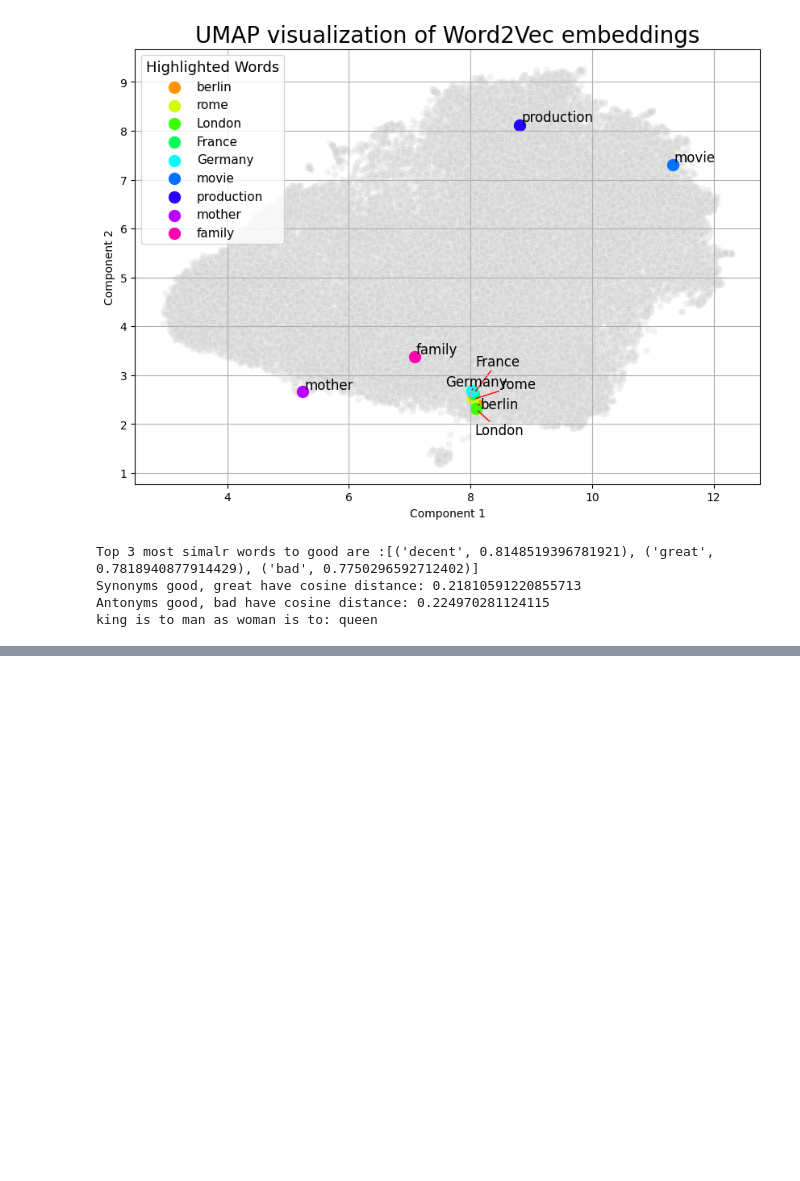
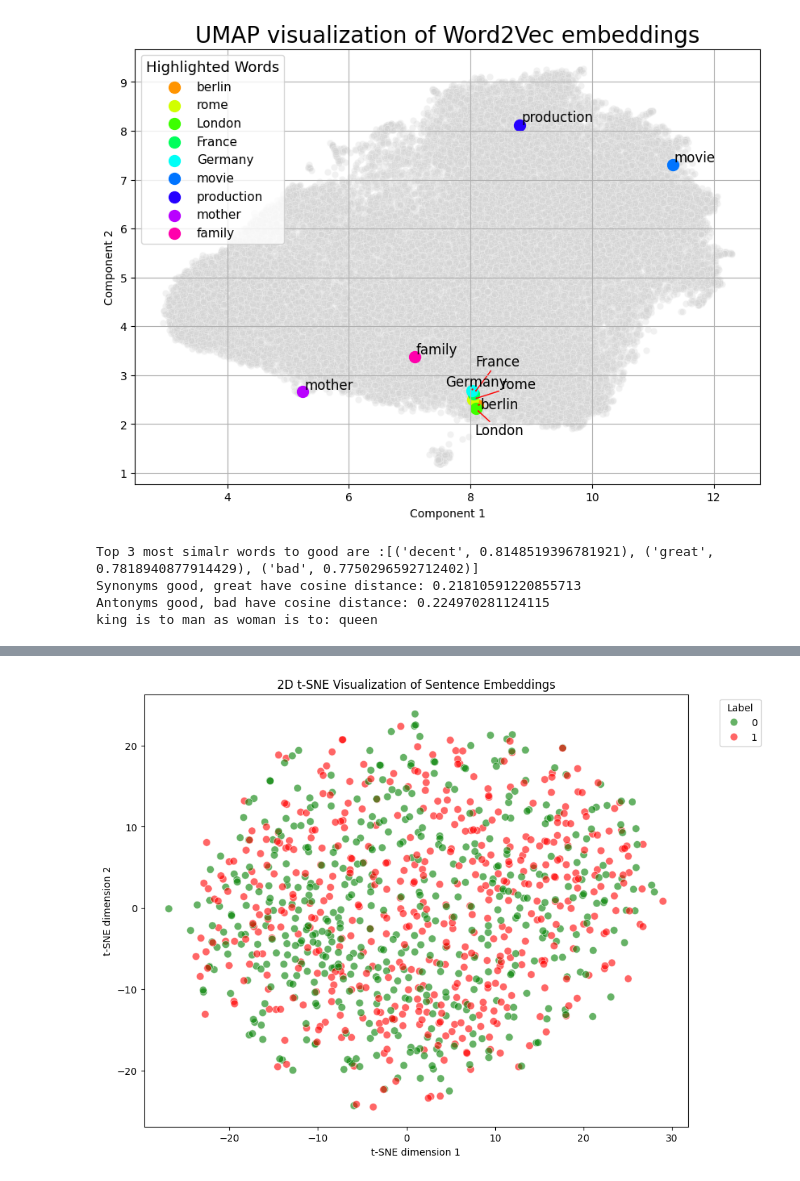
Before and after one commit to matt-pc-yang/Modern-AI-Agents, a Jupyter notebook: chr1/practice.ipynb, the cells around one changed output, grey strips where cells are left out. Cells and saved outputs as stored; diff of their text form; code cells hidden in the pictures; blank space fills up the shorter version.

```diff
--- a/chr1/practice.ipynb
+++ b/chr1/practice.ipynb
@@ -227,0 +396,17 @@ king is to man as woman is to: queen
+# %%
+from torch.utils.data import TensorDataset, DataLoader
+
+def padding_(reviews, max_seq):
+    features = np.zeros((len(reviews), max_seq),dtype=int)
+    for ii, review in enumerate(reviews):
+        if len(review) != 0:
+            features[ii, -len(review):] = np.array(review)[:max_seq]
+    return np.array(features)
+
+train_data = TensorDataset(torch.from_numpy(padding_(x_train,500)), torch.from_numpy(y_train))
+valid_data = TensorDataset(torch.from_numpy(padding_(x_val,500)), torch.from_numpy(y_val))
+test_data = TensorDataset(torch.from_numpy(padding_(x_test,500)), torch.from_numpy(y_test))
+
+train_loader = DataLoader(train_data, shuffle=True, batch_size=50)
+valid_loader = DataLoader(valid_data, shuffle=True, batch_size=50)
+test_loader = DataLoader(test_data, shuffle=True, batch_size=50)
@@ -227,0 +471,60 @@ king is to man as woman is to: queen
+# %%
+from sklearn.manifold import TSNE
+import seaborn as sns
+
+x_train_tsne = padding_(x_train,500)
+x_train_tsne = x_train_tsne[:1000,:]
+y_train_tsne= y_train[:1000]
+
+def plot_embeddings(x_train, y_train, model, device, batch_size=50):
+    model.eval()
+    embeddings_list = []
+
+    # Create a DataLoader to handle the x_train data in batches
+    train_dataset = torch.utils.data.TensorDataset(torch.from_numpy(x_train),
+                               torch.from_numpy(y_train))
+    train_loader = torch.utils.data.DataLoader(train_dataset, batch_size=batch_size, shuffle=False)
+
+    with torch.no_grad():  # No need to track gradients
+        for x_batch, _ in train_loader:
+            x_batch = x_batch.to(device)
+            hidden = model.init_hidden(x_batch.size(0))
+
+            # Feed forward through the model to get to the embeddings layer
+            embeds = model.embedding(x_batch)
+            rnn_out, hidden = model.rnn(embeds, hidden)
+            rnn_out = rnn_out.contiguous().view(-1, model.hidden_dim)  # Flatten the output
+            out = model.dropout(rnn_out)
+            linear_output = model.fc(out)
+
+            embeddings_list.append(linear_output.cpu())  # Store CPU data
+
+    #print("Shape of linear_output:", linear_output.shape)
+
+    # Concatenate all batch embeddings into a single matrix
+    all_embeddings = torch.cat(embeddings_list, dim=0)
+    #print("Shape of all_embeddings:", all_embeddings.shape)
+
+    all_embeddings = all_embeddings.view(-1, 500)
+
+    # Reduce dimensions to 2D using t-SNE for visualization
+    tsne = TSNE(n_components=2, random_state=42)
+    embeddings_2d = tsne.fit_transform(all_embeddings.numpy())
+
+    df = pd.DataFrame(data=embeddings_2d, columns=['TSNE-1', 'TSNE-2'])
+    df['label'] = y_train
+    custom_palette = {0: 'green', 1: 'red'}
+
+    plt.figure(figsize=(10, 8))
+    scatter = sns.scatterplot(data=df, x='TSNE-1', y='TSNE-2', hue='label', palette=custom_palette , s=60, alpha=0.6)
+    plt.title('2D t-SNE Visualization of Sentence Embeddings')
+    plt.xlabel('t-SNE dimension 1')
+    plt.ylabel('t-SNE dimension 2')
+    plt.legend(title='Label', bbox_to_anchor=(1.05, 1), loc=2)
+    plt.savefig('tsne_model_untrained_projection.jpg', format='jpeg', bbox_inches='tight')
+    plt.show()
+
+
+plot_embeddings(x_train_tsne, y_train_tsne, model, device, batch_size=50)
+# %% [output]
+[figure, added]
```
Also changed, not shown: parts of 12 cells of this notebook.
